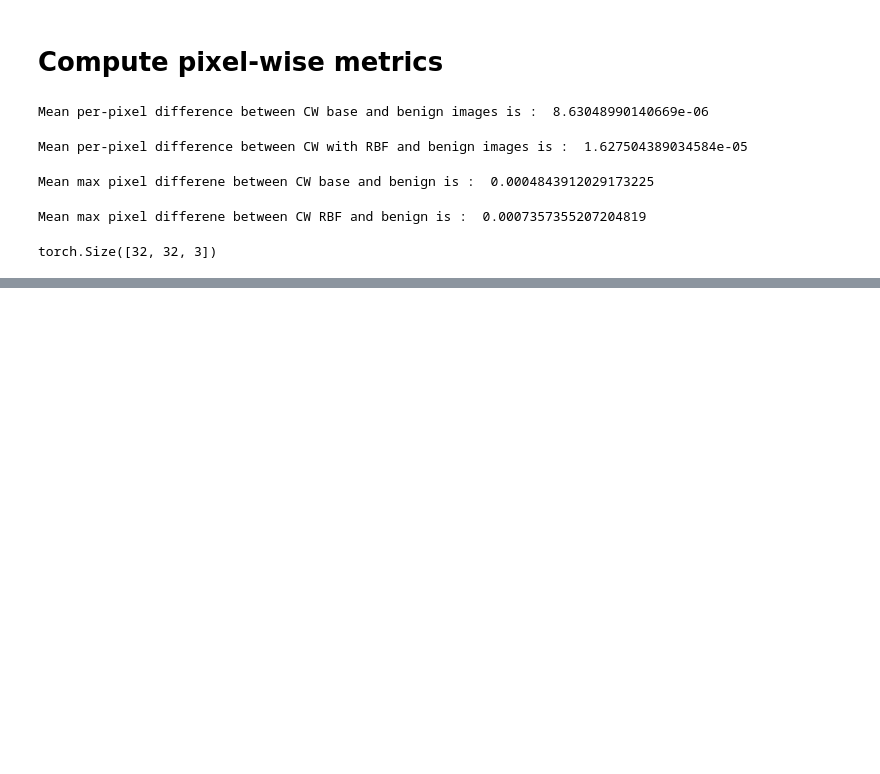
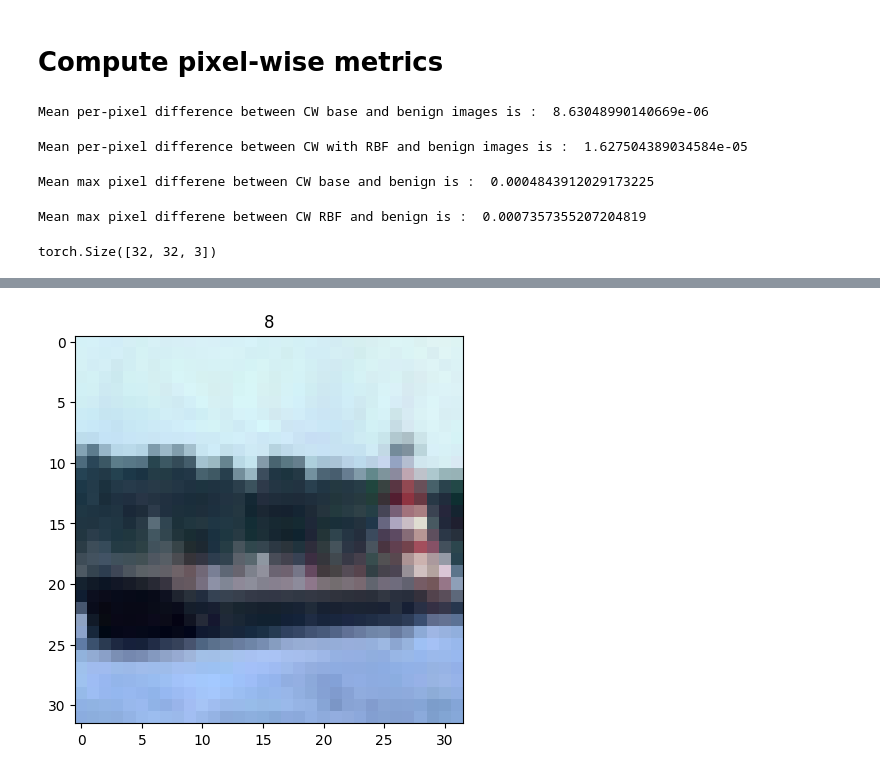
Before and after one commit to zainsarwar865/SparseDNNs, a Jupyter notebook: analysis.ipynb, the cells around one changed output, grey strips where cells are left out. Cells and saved outputs as stored; diff of their text form; code cells hidden in the pictures; blank space fills up the shorter version.

```diff
--- a/analysis.ipynb
+++ b/analysis.ipynb
@@ -172,0 +205,5 @@ torch.Size([32, 32, 3])
+# %%
+
+imshow(images_cw_rbf[0][idx], title=images_cw_rbf[1][idx].item())
+# %% [output]
+[figure, added]
```
Also changed, not shown: parts of 20 cells of this notebook, 8 other files.
